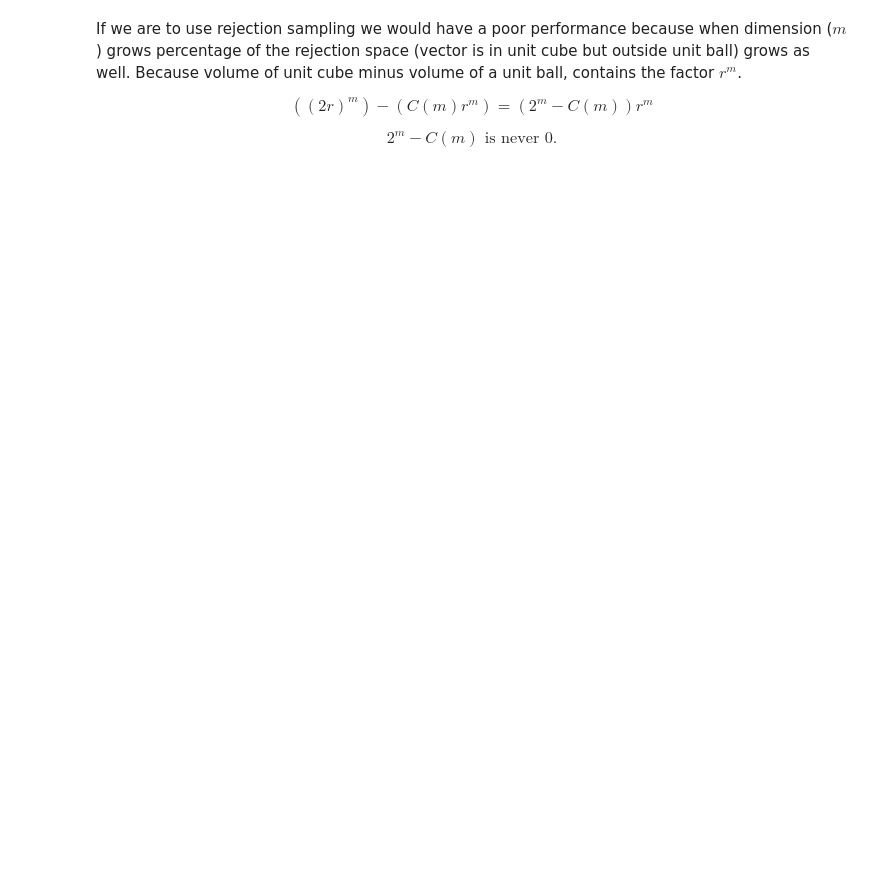
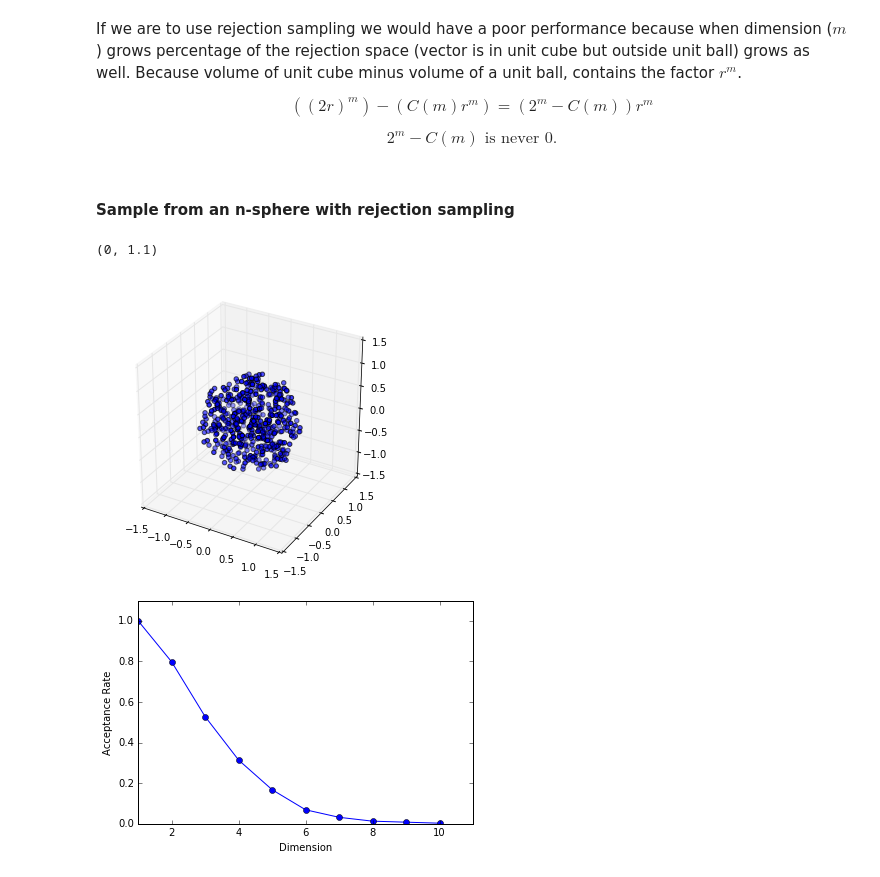
Before and after one commit to Bogazici-CMPE548-Spring2016/Cmpe548-Assignment1, a Jupyter notebook: Cmpe548-Assignment1-2011400186.ipynb, the cells around one changed output. Drawn from its saved outputs; the diff is of its cells as text; code cells hidden in the pictures; blank space fills up the shorter version.

Commit message:
Rejection sampling code for generating an n-sphere is added

```diff
--- a/Cmpe548-Assignment1-2011400186.ipynb
+++ b/Cmpe548-Assignment1-2011400186.ipynb
@@ -183,3 +183,33 @@ If we are to use rejection sampling we would have a poor performance because whe
 $$((2r)^m) - (C(m) r^m) = (2^m-C(m)) r^m $$
 
 $$2^m - C(m) \mbox{ is never 0.}$$
+# %% [markdown]
+#### Sample from an n-sphere with rejection sampling
+# %%
+n = 1000 # number of samples
+h_dim = 10
+dimensions = range(1,h_dim+1)
+acceptance_rates = np.zeros(h_dim)
+for m in dimensions:
+    u_matrix = np.random.rand(n,m)*2-1 # m is dimension
+    accepted = u_matrix[(u_matrix**2).sum(axis=1) <= 1] # get accepted samples
+    acceptance_rates[m-1] = np.shape(accepted)[0] / float(n) # calculate acceptance rate
+    # plot 3-sphere for demonstration
+    if m == 3:
+        fig = plt.figure()
+        ax = Axes3D(fig)
+        ax.scatter(accepted[:,0],accepted[:,1],accepted[:,2])
+        ax.set_aspect('equal')
+
+# plot dimension VS acceptance rate
+fig = plt.figure()
+ax = fig.add_subplot(111)
+ax.plot(dimensions,acceptance_rates,'b-o')
+ax.set_xlabel('Dimension')
+ax.set_ylabel('Acceptance Rate')
+ax.set_xlim([1,m+1])
+ax.set_ylim([0,1.1])
+# %% [output]
+(0, 1.1)
+[figure, added]
+[figure, added]
```
Also changed, not shown: parts of 5 cells of this notebook.
